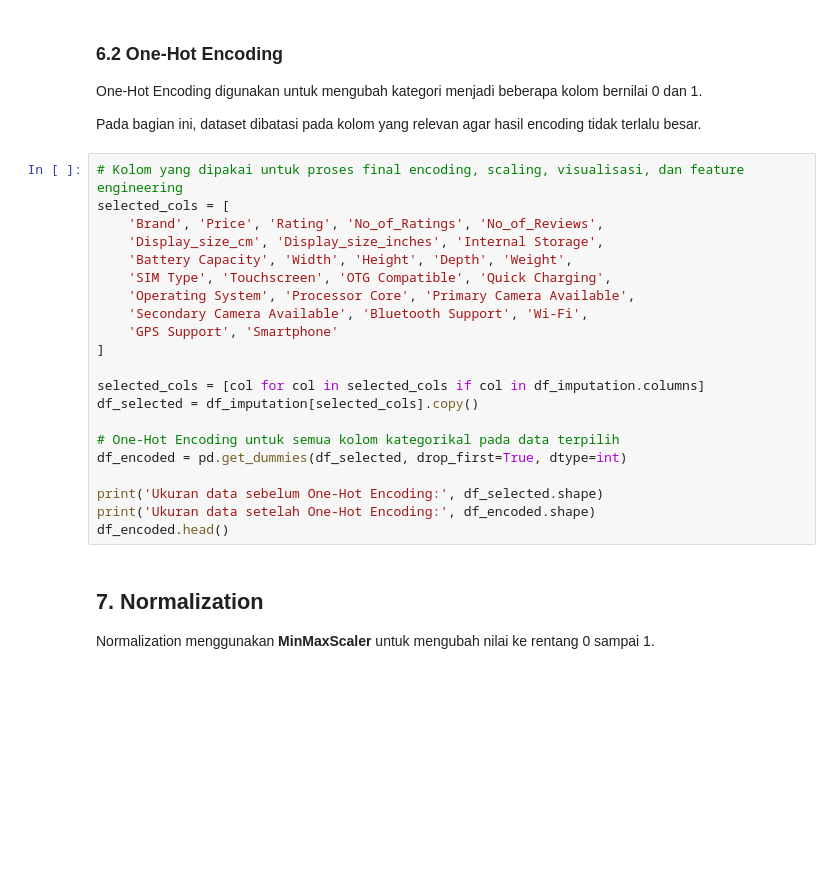
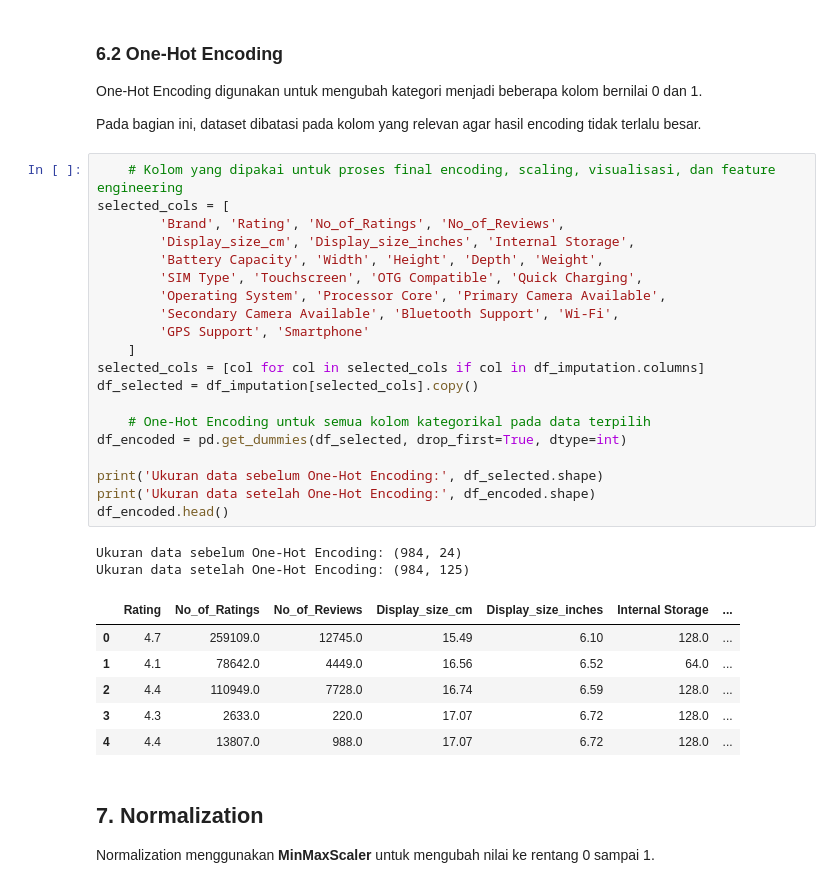
Before and after one commit to gumelarakhirul/machine-learning-data-transformation, a Jupyter notebook: Latihan_Individu_Data_Transformation.ipynb, the cells around one changed output. Drawn from its saved outputs; the diff is of its cells as text; blank space fills up the shorter version.

```diff
--- a/Latihan_Individu_Data_Transformation.ipynb
+++ b/Latihan_Individu_Data_Transformation.ipynb
@@ -142,26 +217,34 @@ One-Hot Encoding digunakan untuk mengubah kategori menjadi beberapa kolom bernil
 
 Pada bagian ini, dataset dibatasi pada kolom yang relevan agar hasil encoding tidak terlalu besar.
 # %%
-# Kolom yang dipakai untuk proses final encoding, scaling, visualisasi, dan feature engineering
+    # Kolom yang dipakai untuk proses final encoding, scaling, visualisasi, dan feature engineering
 selected_cols = [
-    'Brand', 'Price', 'Rating', 'No_of_Ratings', 'No_of_Reviews',
-    'Display_size_cm', 'Display_size_inches', 'Internal Storage',
-    'Battery Capacity', 'Width', 'Height', 'Depth', 'Weight',
-    'SIM Type', 'Touchscreen', 'OTG Compatible', 'Quick Charging',
-    'Operating System', 'Processor Core', 'Primary Camera Available',
-    'Secondary Camera Available', 'Bluetooth Support', 'Wi-Fi',
-    'GPS Support', 'Smartphone'
-]
-
+        'Brand', 'Rating', 'No_of_Ratings', 'No_of_Reviews',
+        'Display_size_cm', 'Display_size_inches', 'Internal Storage',
+        'Battery Capacity', 'Width', 'Height', 'Depth', 'Weight',
+        'SIM Type', 'Touchscreen', 'OTG Compatible', 'Quick Charging',
+        'Operating System', 'Processor Core', 'Primary Camera Available',
+        'Secondary Camera Available', 'Bluetooth Support', 'Wi-Fi',
+        'GPS Support', 'Smartphone'
+    ]
 selected_cols = [col for col in selected_cols if col in df_imputation.columns]
 df_selected = df_imputation[selected_cols].copy()
 
-# One-Hot Encoding untuk semua kolom kategorikal pada data terpilih
+    # One-Hot Encoding untuk semua kolom kategorikal pada data terpilih
 df_encoded = pd.get_dummies(df_selected, drop_first=True, dtype=int)
 
 print('Ukuran data sebelum One-Hot Encoding:', df_selected.shape)
 print('Ukuran data setelah One-Hot Encoding:', df_encoded.shape)
 df_encoded.head()
+# %% [output]
+Ukuran data sebelum One-Hot Encoding: (984, 24)
+Ukuran data setelah One-Hot Encoding: (984, 125)
+|  | Rating | No_of_Ratings | No_of_Reviews | Display_size_cm | Display_size_inches | Internal Storage | ... |
+| 0 | 4.7 | 259109.0 | 12745.0 | 15.49 | 6.10 | 128.0 | ... |
+| 1 | 4.1 | 78642.0 | 4449.0 | 16.56 | 6.52 | 64.0 | ... |
+| 2 | 4.4 | 110949.0 | 7728.0 | 16.74 | 6.59 | 128.0 | ... |
+| 3 | 4.3 | 2633.0 | 220.0 | 17.07 | 6.72 | 128.0 | ... |
+| 4 | 4.4 | 13807.0 | 988.0 | 17.07 | 6.72 | 128.0 | ... |
 # %% [markdown]
 ## 7. Normalization
 
```
Also changed, not shown: parts of 19 cells of this notebook, 1 other file.
